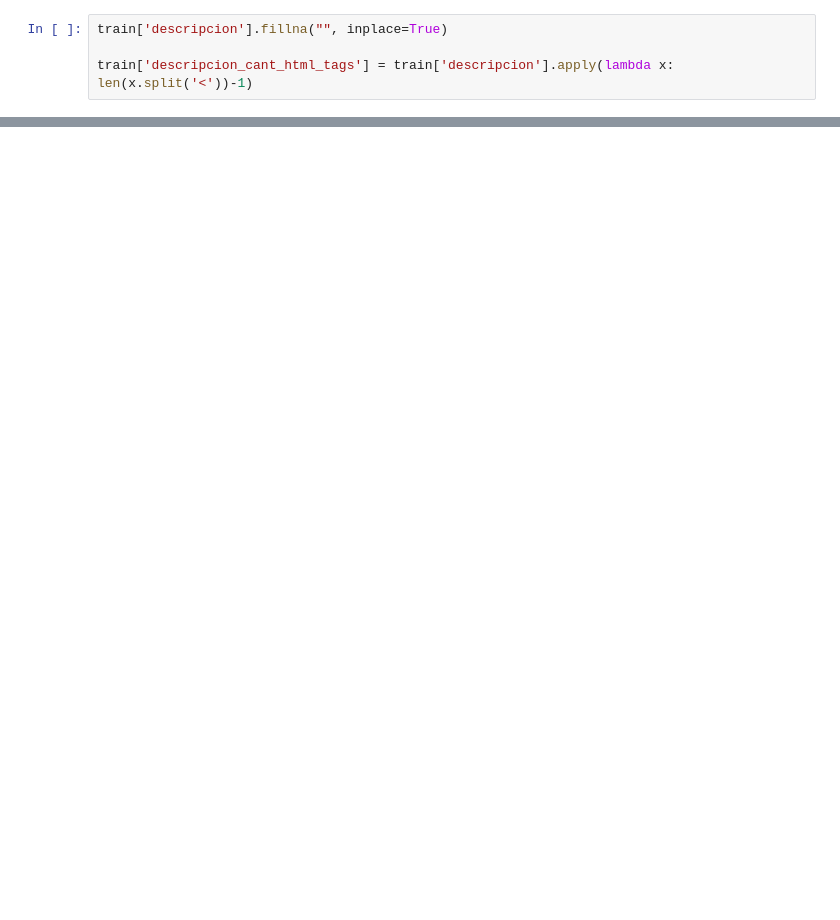
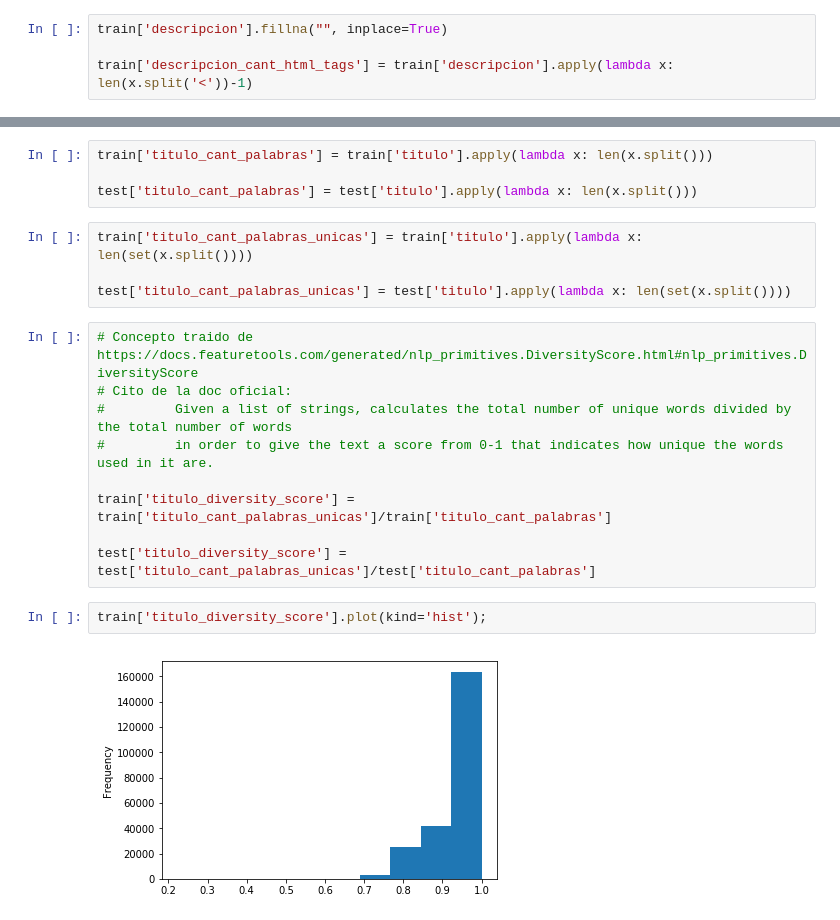
Before and after one commit to rozanecm/7506_tp2_2c2019, a Jupyter notebook: notebooks/feature eng. by rozanecm.ipynb, the cells around one changed output, grey strips where cells are left out. Drawn from its saved outputs; the diff is of its cells as text; blank space fills up the shorter version.

```diff
--- a/notebooks/feature eng. by rozanecm.ipynb
+++ b/notebooks/feature eng. by rozanecm.ipynb
@@ -95,0 +216,21 @@ train.sample(5)
+# %%
+train['titulo_cant_palabras'] = train['titulo'].apply(lambda x: len(x.split()))
+
+test['titulo_cant_palabras'] = test['titulo'].apply(lambda x: len(x.split()))
+# %%
+train['titulo_cant_palabras_unicas'] = train['titulo'].apply(lambda x: len(set(x.split())))
+
+test['titulo_cant_palabras_unicas'] = test['titulo'].apply(lambda x: len(set(x.split())))
+# %%
+# Concepto traido de https://docs.featuretools.com/generated/nlp_primitives.DiversityScore.html#nlp_primitives.DiversityScore
+# Cito de la doc oficial:
+#         Given a list of strings, calculates the total number of unique words divided by the total number of words
+#         in order to give the text a score from 0-1 that indicates how unique the words used in it are.
+
+train['titulo_diversity_score'] = train['titulo_cant_palabras_unicas']/train['titulo_cant_palabras']
+
+test['titulo_diversity_score'] = test['titulo_cant_palabras_unicas']/test['titulo_cant_palabras']
+# %%
+train['titulo_diversity_score'].plot(kind='hist');
+# %% [output]
+[figure, added]
```
Also changed, not shown: parts of 45 cells of this notebook.
